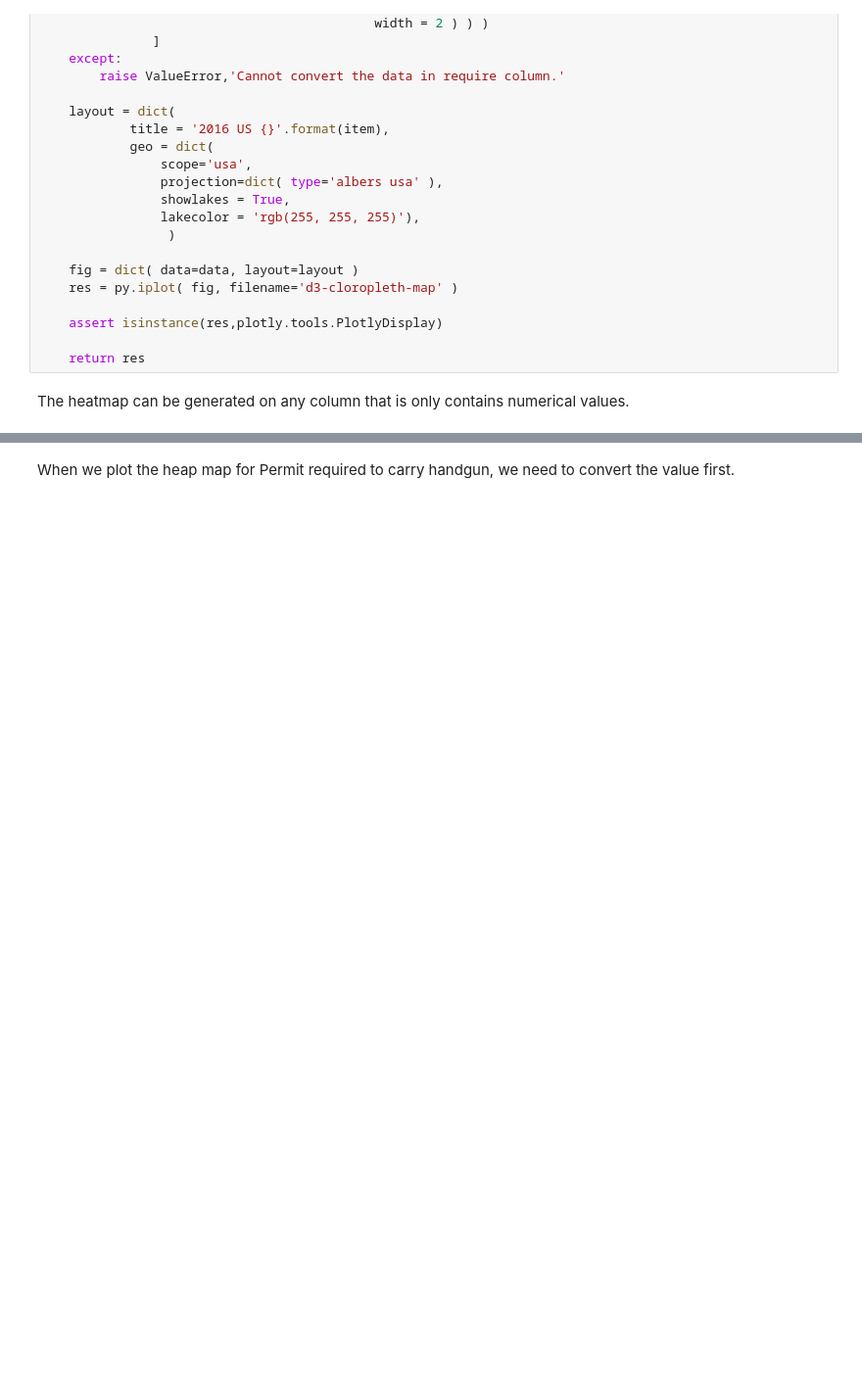
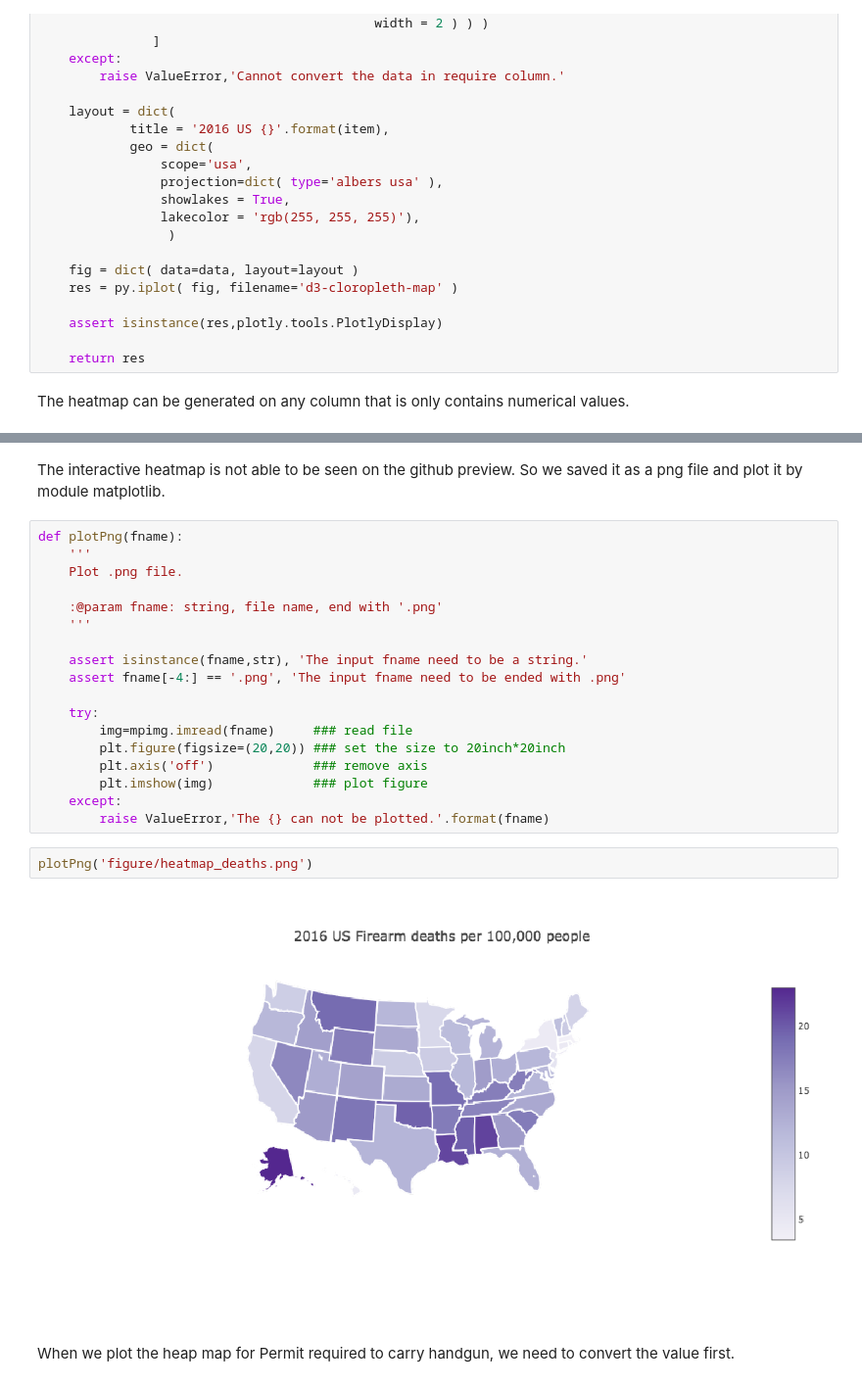
Before and after one commit to KennySitu/Team_Two_But_-1_In_Standings, a Jupyter notebook: Visualization/Visualization.ipynb, the cells around one changed output, grey strips where cells are left out. Shown at 98% size. Saved outputs shown, nothing was run; the diff lists cells and outputs as text; blank space fills up the shorter version.

```diff
--- a/Visualization/Visualization.ipynb
+++ b/Visualization/Visualization.ipynb
@@ -145,6 +147,30 @@ heatmap_deaths
 # %% [output]
 High five! You successfully sent some data to your account on plotly. View your plot in your browser at https://plot.ly/~shl666/0 or inside your plot.ly account where it is named 'd3-cloropleth-map'
 [interactive output not drawn]
+# %% [markdown]
+The interactive heatmap is not able to be seen on the github preview. So we saved it as a png file and plot it by module matplotlib.
+# %%
+def plotPng(fname):
+    '''
+    Plot .png file.
+
+    :@param fname: string, file name, end with '.png'
+    '''
+
+    assert isinstance(fname,str), 'The input fname need to be a string.'
+    assert fname[-4:] == '.png', 'The input fname need to be ended with .png'
+
+    try:
+        img=mpimg.imread(fname)     ### read file
+        plt.figure(figsize=(20,20)) ### set the size to 20inch*20inch
+        plt.axis('off')             ### remove axis
+        plt.imshow(img)             ### plot figure
+    except:
+        raise ValueError,'The {} can not be plotted.'.format(fname)
+# %%
+plotPng('figure/heatmap_deaths.png')
+# %% [output]
+[figure, added]
 # %% [markdown]
 When we plot the heap map for Permit required to carry handgun, we need to convert the value first.
 # %%
```
Also changed, not shown: parts of 10 cells of this notebook, 58 other files.
